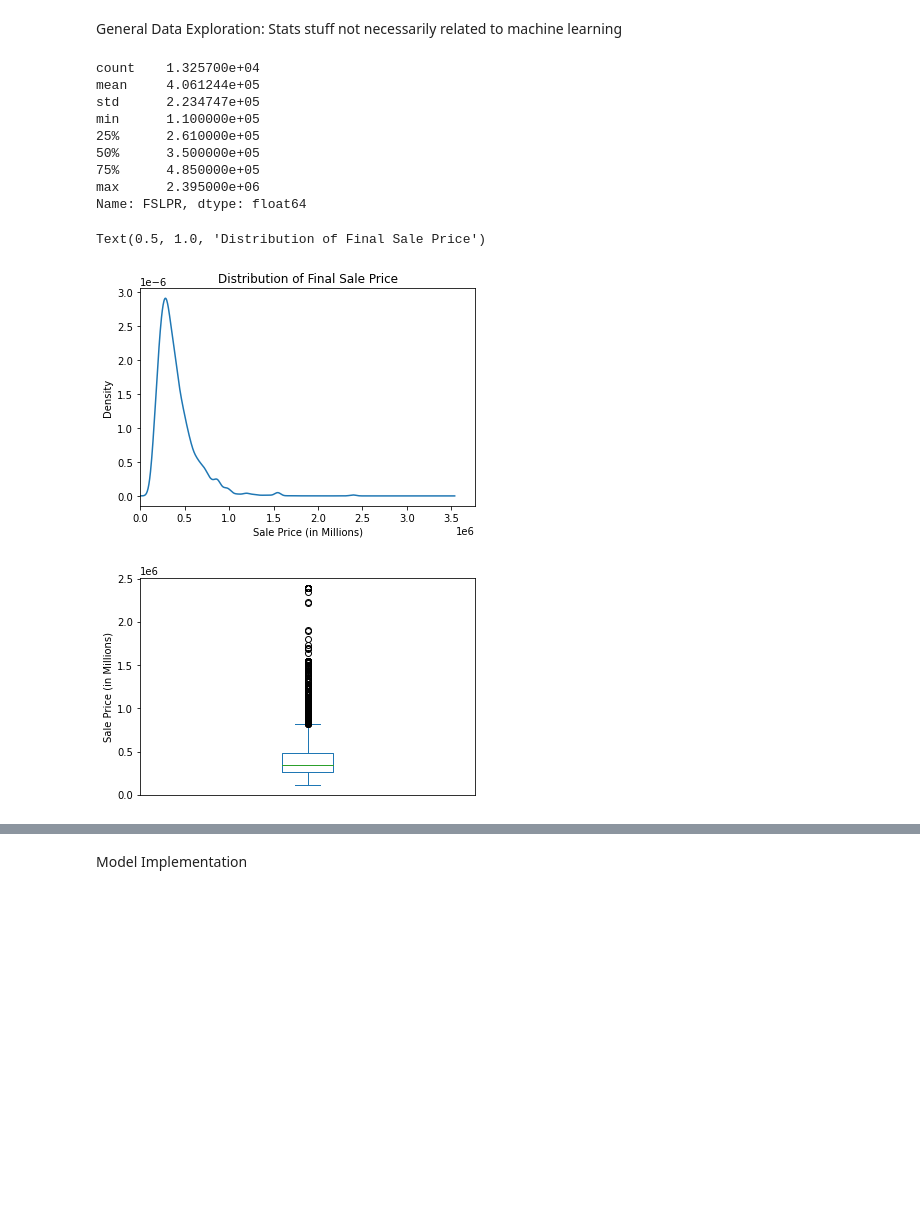
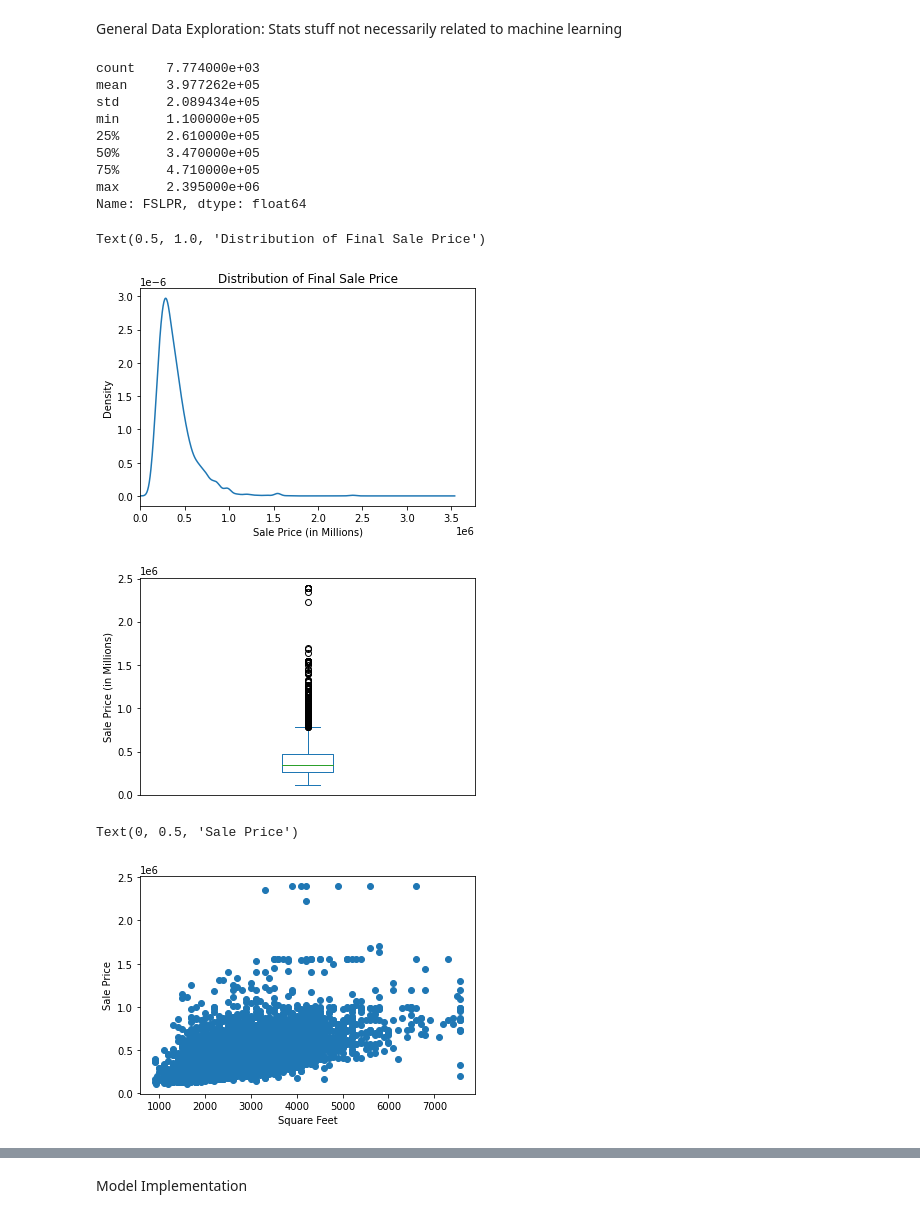
Before and after one commit to katechez8/Stat-451-Final-Project, a Jupyter notebook: data-cleaning.ipynb, the cells around one changed output, grey strips where cells are left out. Drawn from its saved outputs; the diff is of its cells as text; code cells hidden in the pictures; blank space fills up the shorter version.

```diff
--- a/data-cleaning.ipynb
+++ b/data-cleaning.ipynb
@@ -33,6 +32,9 @@ print(raw_data.shape)
 
 ## Remove rows where sale price was not reported or house was not sold
 raw_data = raw_data[(raw_data['SLPR'] != 0) | (raw_data['FSLPR'] != 0)]
+
+#if the final square root is zero replace with mean
+raw_data[raw_data.FSQFS == 0] = np.mean(raw_data.FSQFS)
 
 ## If FSLPR is zero, replace this value with SLPR
 raw_data.FSLPR[raw_data.FSLPR == 0] = raw_data.SLPR
@@ -46,7 +48,7 @@ raw_data = raw_data.drop(columns = remove_features)
 
 ## clean data export
 cleaned_data = raw_data
-#cleaned_data.to_csv('cleaned_data.csv', index=False)
+cleaned_data.to_csv('cleaned_data.csv', index=False)
 print(cleaned_data.shape)
 
 ## Creating a data dictionary to specify data types
@@ -85,13 +87,13 @@ General Data Exploration: Stats stuff not necessarily related to machine learnin
 #summary statistics
 cleaned_data['FSLPR'].describe()
 # %% [output]
-count    1.325700e+04
-mean     4.061244e+05
-std      2.234747e+05
+count    7.774000e+03
+mean     3.977262e+05
+std      2.089434e+05
 min      1.100000e+05
 25%      2.610000e+05
-50%      3.500000e+05
-75%      4.850000e+05
+50%      3.470000e+05
+75%      4.710000e+05
 max      2.395000e+06
 Name: FSLPR, dtype: float64
 # %%
@@ -101,10 +103,19 @@ FSLPRdensity.set_xlim(0)
 FSLPRdensity.set_title('Distribution of Final Sale Price')
 # %% [output]
 Text(0.5, 1.0, 'Distribution of Final Sale Price')
-[figure, old version]
+[figure, new version]
 # %%
 FSLPRbox = cleaned_data['FSLPR'].plot(kind = 'box') #lot of high outliers
 FSLPRbox.set_ylabel('Sale Price (in Millions)')
 FSLPRbox.xaxis.set_visible(False)
 # %% [output]
-[figure, old version]
+[figure, new version]
+# %%
+#Examining relationship of important predictors with final sale price
+
+plt.scatter(cleaned_data['FSQFS'], cleaned_data['FSLPR']) #A lot of square footage recorded as zero in the data set. Likely an error in data entry that shouldve been an NA
+plt.xlabel('Square Feet')
+plt.ylabel('Sale Price')
+# %% [output]
+Text(0, 0.5, 'Sale Price')
+[figure, added]
```
Also changed, not shown: parts of 13 cells of this notebook, 5 other files.
